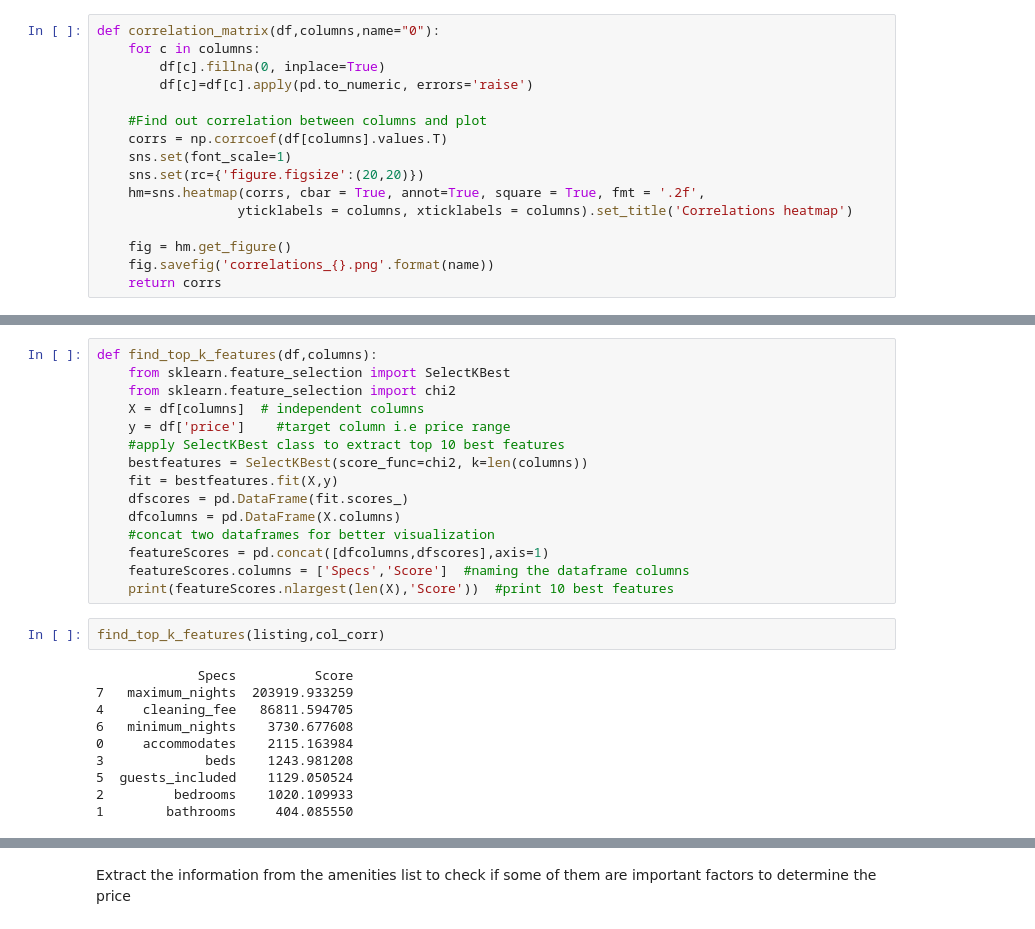
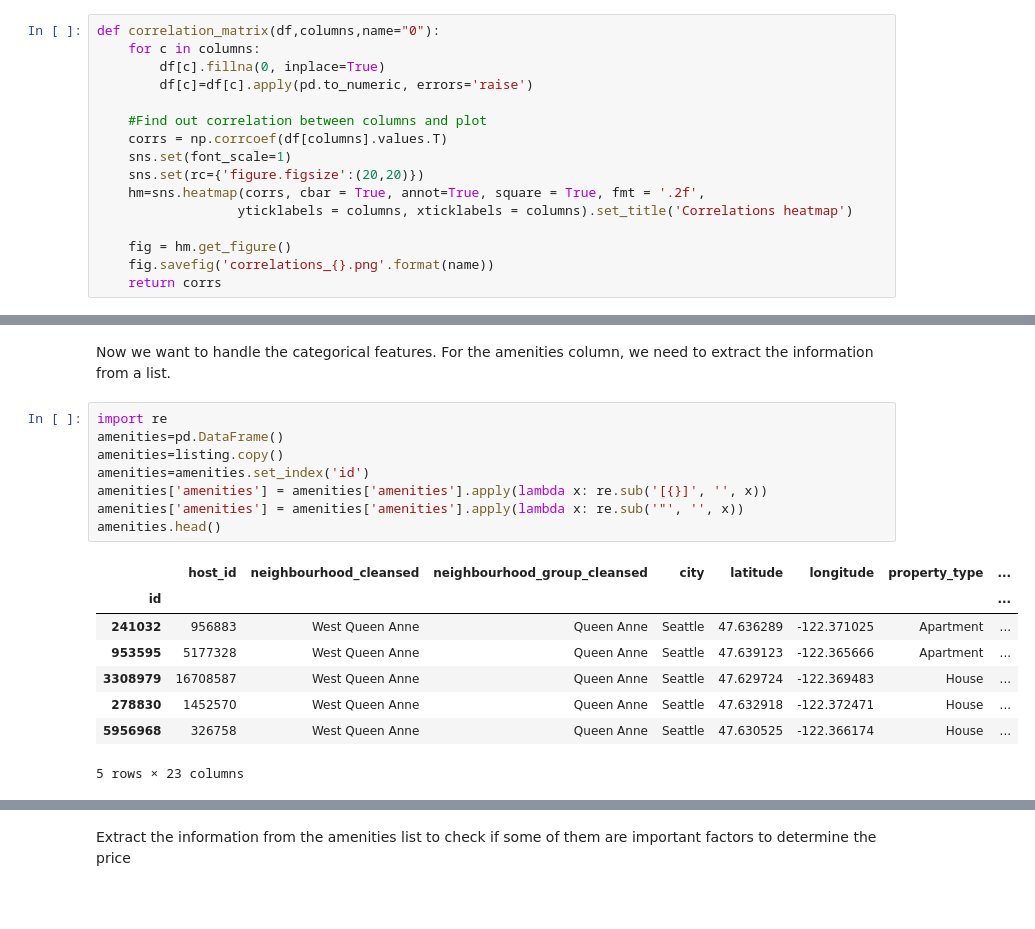
Before and after one commit to gek20/Write_a_Data_Science_Blog_Post, a Jupyter notebook: seattle_airbnb_project.ipynb, the cells around one changed output, grey strips where cells are left out. Drawn from its saved outputs; the diff is of its cells as text; blank space fills up the shorter version.

```diff
--- a/seattle_airbnb_project.ipynb
+++ b/seattle_airbnb_project.ipynb
@@ -344,27 +326,19 @@ find_more_imp_features(listing,col_corr)
-# %%
-def find_top_k_features(df,columns):
-    from sklearn.feature_selection import SelectKBest
-    from sklearn.feature_selection import chi2
-    X = df[columns]  # independent columns
-    y = df['price']    #target column i.e price range
-    #apply SelectKBest class to extract top 10 best features
-    bestfeatures = SelectKBest(score_func=chi2, k=len(columns))
-    fit = bestfeatures.fit(X,y)
-    dfscores = pd.DataFrame(fit.scores_)
-    dfcolumns = pd.DataFrame(X.columns)
-    #concat two dataframes for better visualization
-    featureScores = pd.concat([dfcolumns,dfscores],axis=1)
-    featureScores.columns = ['Specs','Score']  #naming the dataframe columns
-    print(featureScores.nlargest(len(X),'Score'))  #print 10 best features
-# %%
-find_top_k_features(listing,col_corr)
-# %% [output]
-             Specs          Score
-7   maximum_nights  203919.933259
-4     cleaning_fee   86811.594705
-6   minimum_nights    3730.677608
-0     accommodates    2115.163984
-3             beds    1243.981208
-5  guests_included    1129.050524
-2         bedrooms    1020.109933
-1        bathrooms     404.085550
+# %% [markdown]
+Now we want to handle the categorical features. For the amenities column, we need to extract the information from a list.
+# %%
+import re
+amenities=pd.DataFrame()
+amenities=listing.copy()
+amenities=amenities.set_index('id')
+amenities['amenities'] = amenities['amenities'].apply(lambda x: re.sub('[{}]', '', x))
+amenities['amenities'] = amenities['amenities'].apply(lambda x: re.sub('"', '', x))
+amenities.head()
+# %% [output]
+|  | host_id | neighbourhood_cleansed | neighbourhood_group_cleansed | city | latitude | longitude | property_type | ... |
+| id |  |  |  |  |  |  |  | ... |
+| 241032 | 956883 | West Queen Anne | Queen Anne | Seattle | 47.636289 | -122.371025 | Apartment | ... |
+| 953595 | 5177328 | West Queen Anne | Queen Anne | Seattle | 47.639123 | -122.365666 | Apartment | ... |
+| 3308979 | 16708587 | West Queen Anne | Queen Anne | Seattle | 47.629724 | -122.369483 | House | ... |
+| 278830 | 1452570 | West Queen Anne | Queen Anne | Seattle | 47.632918 | -122.372471 | House | ... |
+| 5956968 | 326758 | West Queen Anne | Queen Anne | Seattle | 47.630525 | -122.366174 | House | ... |
+5 rows × 23 columns
```
Also changed, not shown: parts of 40 cells of this notebook.
